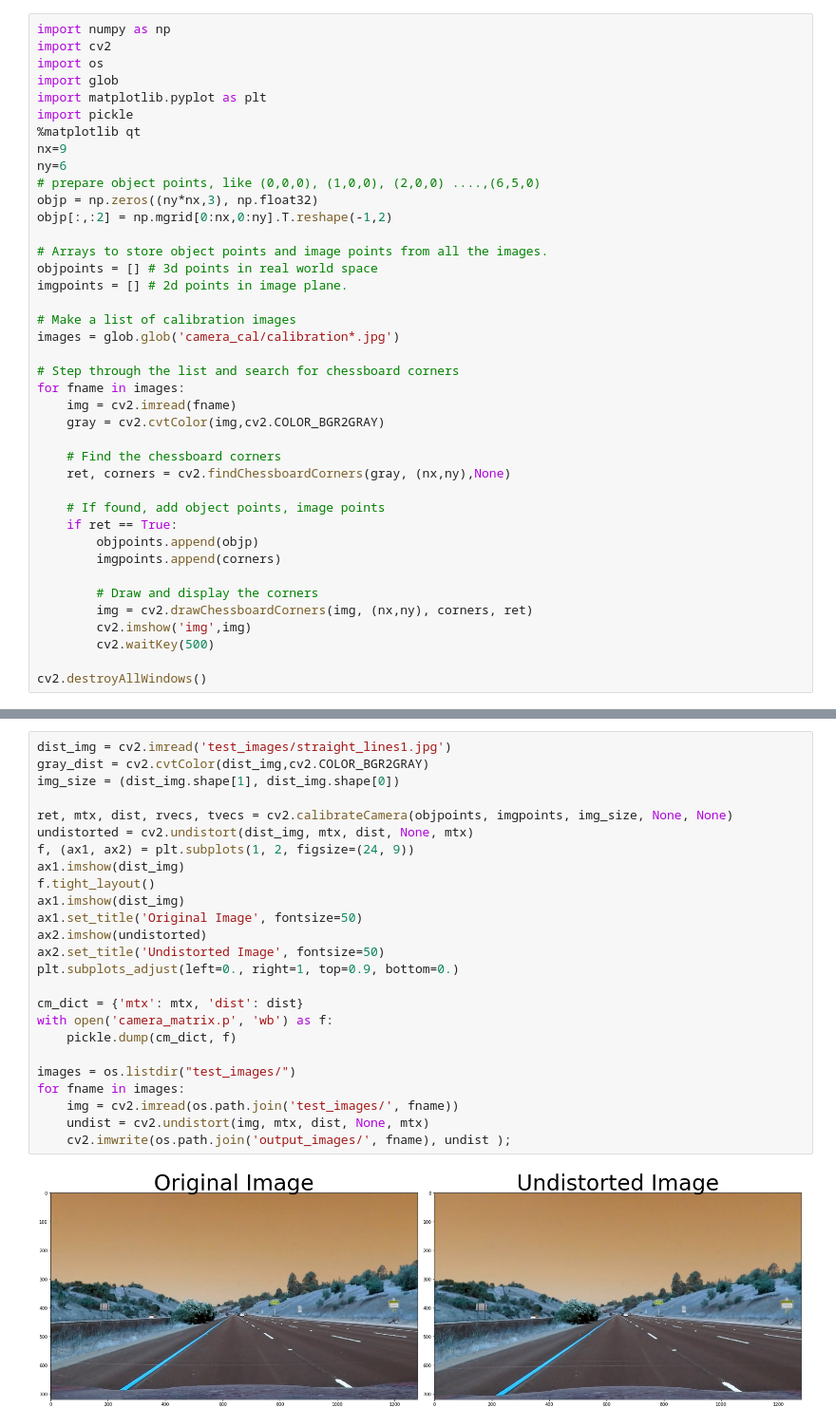
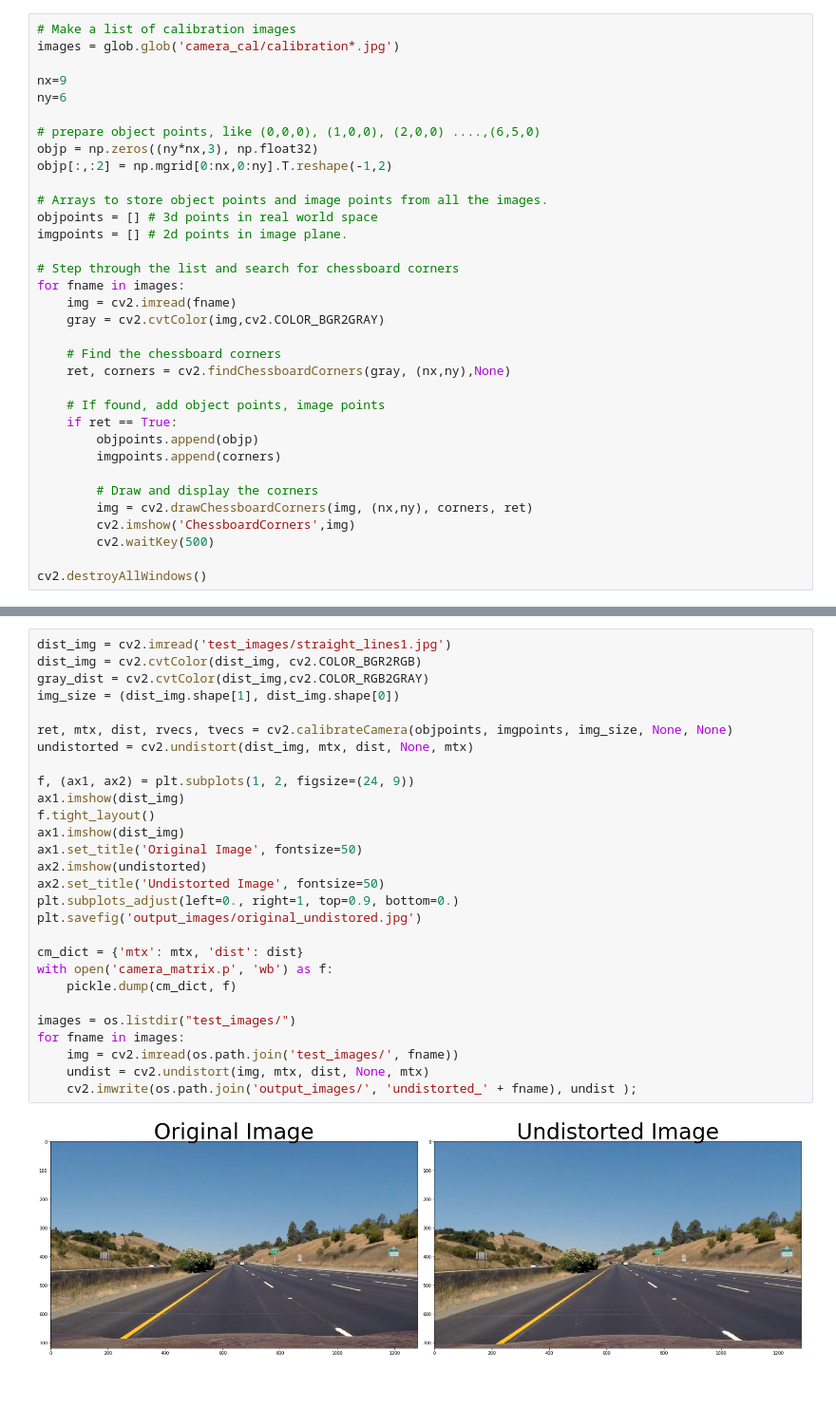
Before and after one commit to joseppii/Advanced-Lane-Lines, a Jupyter notebook: lane_finding.ipynb, the cells around one changed output, grey strips where cells are left out. Shown at 95% size. Cells and saved outputs as stored; diff of their text form; blank space fills up the shorter version.

```diff
--- a/lane_finding.ipynb
+++ b/lane_finding.ipynb
@@ -17,13 +12,10 @@ The goals / steps of this project are the following:
 # %%
-import numpy as np
-import cv2
-import os
-import glob
-import matplotlib.pyplot as plt
-import pickle
-%matplotlib qt
+# Make a list of calibration images
+images = glob.glob('camera_cal/calibration*.jpg')
+
 nx=9
 ny=6
+
 # prepare object points, like (0,0,0), (1,0,0), (2,0,0) ....,(6,5,0)
 objp = np.zeros((ny*nx,3), np.float32)
 objp[:,:2] = np.mgrid[0:nx,0:ny].T.reshape(-1,2)
@@ -31,9 +23,6 @@ objp[:,:2] = np.mgrid[0:nx,0:ny].T.reshape(-1,2)
 # Arrays to store object points and image points from all the images.
 objpoints = [] # 3d points in real world space
 imgpoints = [] # 2d points in image plane.
-
-# Make a list of calibration images
-images = glob.glob('camera_cal/calibration*.jpg')
 
 # Step through the list and search for chessboard corners
 for fname in images:
@@ -50,7 +39,7 @@ for fname in images:
 
         # Draw and display the corners
         img = cv2.drawChessboardCorners(img, (nx,ny), corners, ret)
-        cv2.imshow('img',img)
+        cv2.imshow('ChessboardCorners',img)
         cv2.waitKey(500)
 
 cv2.destroyAllWindows()
@@ -59,27 +48,30 @@ cv2.destroyAllWindows()
 # %%
 dist_img = cv2.imread('test_images/straight_lines1.jpg')
-gray_dist = cv2.cvtColor(dist_img,cv2.COLOR_BGR2GRAY)
+dist_img = cv2.cvtColor(dist_img, cv2.COLOR_BGR2RGB)
+gray_dist = cv2.cvtColor(dist_img,cv2.COLOR_RGB2GRAY)
 img_size = (dist_img.shape[1], dist_img.shape[0])
 
 ret, mtx, dist, rvecs, tvecs = cv2.calibrateCamera(objpoints, imgpoints, img_size, None, None)
 undistorted = cv2.undistort(dist_img, mtx, dist, None, mtx)
+
 f, (ax1, ax2) = plt.subplots(1, 2, figsize=(24, 9))
 ax1.imshow(dist_img)
 f.tight_layout()
 ax1.imshow(dist_img)
 ax1.set_title('Original Image', fontsize=50)
 ax2.imshow(undistorted)
 ax2.set_title('Undistorted Image', fontsize=50)
 plt.subplots_adjust(left=0., right=1, top=0.9, bottom=0.)
+plt.savefig('output_images/original_undistored.jpg')
 
 cm_dict = {'mtx': mtx, 'dist': dist}
 with open('camera_matrix.p', 'wb') as f:
     pickle.dump(cm_dict, f)
 
 images = os.listdir("test_images/")
 for fname in images:
     img = cv2.imread(os.path.join('test_images/', fname))
     undist = cv2.undistort(img, mtx, dist, None, mtx)
-    cv2.imwrite(os.path.join('output_images/', fname), undist );
+    cv2.imwrite(os.path.join('output_images/', 'undistorted_' + fname), undist );
 # %% [output]
-[figure, old version]
+[figure, new version]
```
Also changed, not shown: parts of 21 cells of this notebook.
